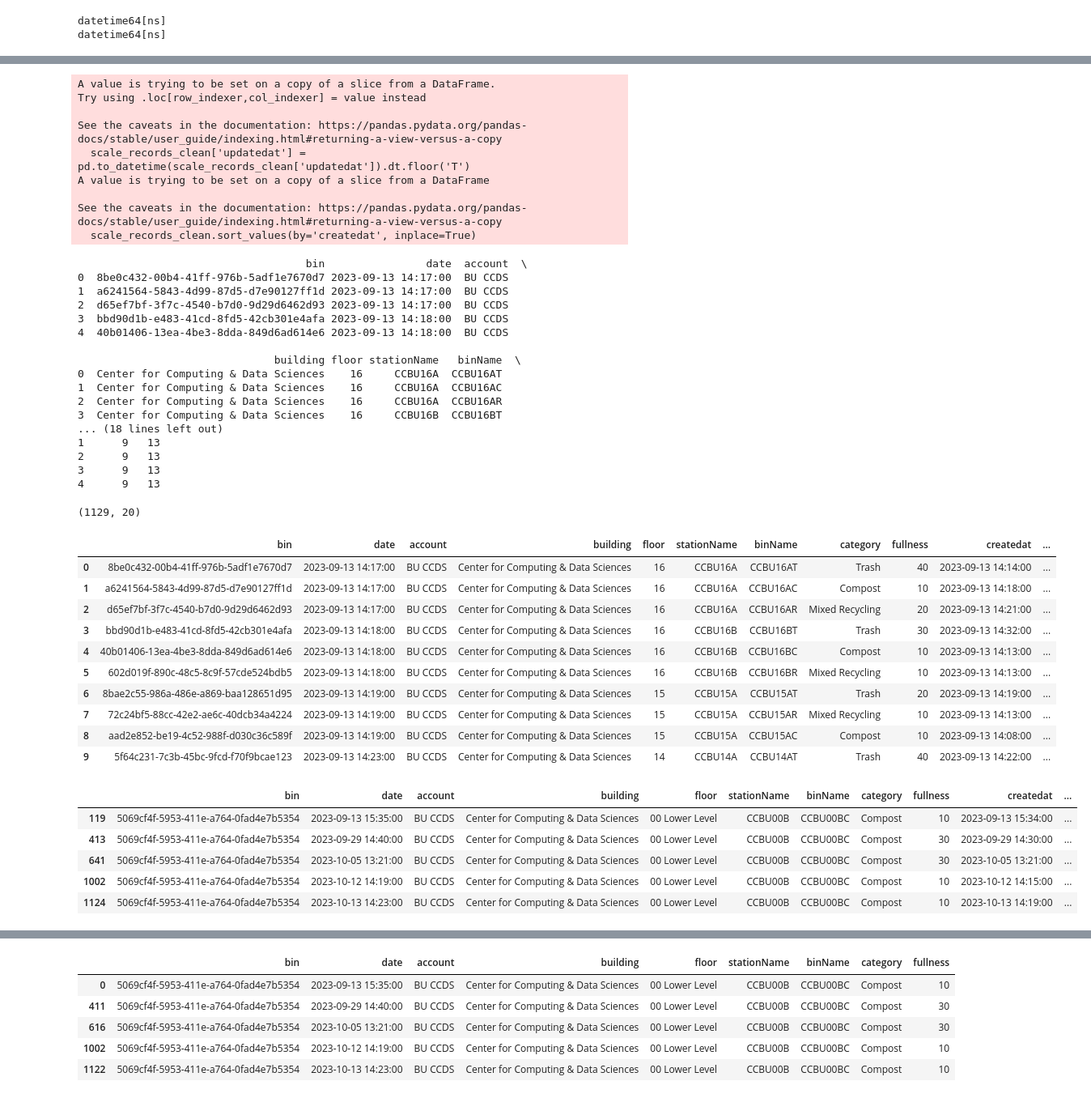
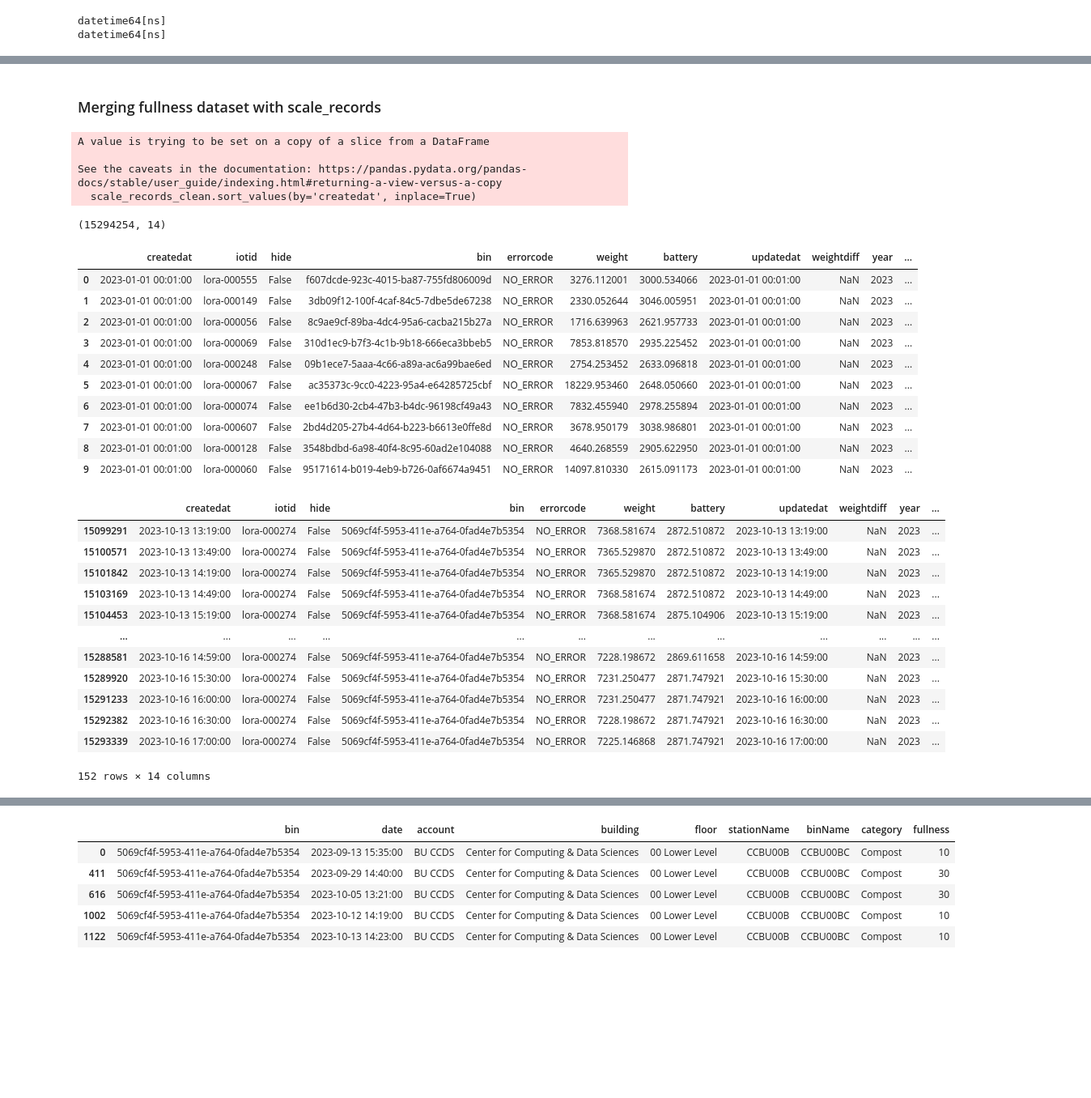
Before and after one commit to BU-Spark/ds-spare-it-scale-calib, a Jupyter notebook: fa23-team/eda.ipynb, the cells around one changed output, grey strips where cells are left out. Shown: that part at 81% size. Cells and saved outputs as stored; diff of their text form; code cells hidden in the pictures; blank space fills up the shorter version.

```diff
--- a/fa23-team/eda.ipynb
+++ b/fa23-team/eda.ipynb
@@ -464,3 +422,5 @@ merged_data_int.shape
+# %% [markdown]
+### Merging fullness dataset with scale_records
 # %%
 # Sort the DataFrames by the date column
 fullness_assessments.sort_values(by='date', inplace=True)
@@ -468,67 +428,53 @@ scale_records_clean.sort_values(by='createdat', inplace=True)
 
 # Perform a nearest merge
 merged_data = pd.merge_asof(
-    fullness_assessments,
     scale_records_clean,
-    left_on='date',
-    right_on='createdat',
+    fullness_assessments[['bin', 'date', 'fullness']],
+    left_on='createdat',
+    right_on='date',
     by='bin',
-    direction='nearest'
+    direction='nearest',
+    tolerance=pd.Timedelta(minutes=15)
 )
 
 # Reset index if needed and inspect the merged data
 merged_data.reset_index(drop=True, inplace=True)
 # %% [output]
-A value is trying to be set on a copy of a slice from a DataFrame.
-Try using .loc[row_indexer,col_indexer] = value instead
-
-See the caveats in the documentation: https://pandas.pydata.org/pandas-docs/stable/user_guide/indexing.html#returning-a-view-versus-a-copy
-  scale_records_clean['updatedat'] = pd.to_datetime(scale_records_clean['updatedat']).dt.floor('T')
 A value is trying to be set on a copy of a slice from a DataFrame
 
 See the caveats in the documentation: https://pandas.pydata.org/pandas-docs/stable/user_guide/indexing.html#returning-a-view-versus-a-copy
   scale_records_clean.sort_values(by='createdat', inplace=True)
-                                    bin                date  account  \
-0  8be0c432-00b4-41ff-976b-5adf1e7670d7 2023-09-13 14:17:00  BU CCDS
-1  a6241564-5843-4d99-87d5-d7e90127ff1d 2023-09-13 14:17:00  BU CCDS
-2  d65ef7bf-3f7c-4540-b7d0-9d29d6462d93 2023-09-13 14:17:00  BU CCDS
-3  bbd90d1b-e483-41cd-8fd5-42cb301e4afa 2023-09-13 14:18:00  BU CCDS
-4  40b01406-13ea-4be3-8dda-849d6ad614e6 2023-09-13 14:18:00  BU CCDS
-
-                               building floor stationName   binName  \
-0  Center for Computing & Data Sciences    16     CCBU16A  CCBU16AT
-1  Center for Computing & Data Sciences    16     CCBU16A  CCBU16AC
-2  Center for Computing & Data Sciences    16     CCBU16A  CCBU16AR
-3  Center for Computing & Data Sciences    16     CCBU16B  CCBU16BT
-... (18 lines left out)
-1      9   13
-2      9   13
-3      9   13
-4      9   13
 # %%
 merged_data.shape
 # %% [output]
-(1129, 20)
+(15294254, 14)
 # %%
 merged_data.head(10)
 # %% [output]
-|  | bin | date | account | building | floor | stationName | binName | category | fullness | createdat | ... |
-| 0 | 8be0c432-00b4-41ff-976b-5adf1e7670d7 | 2023-09-13 14:17:00 | BU CCDS | Center for Computing & Data Sciences | 16 | CCBU16A | CCBU16AT | Trash | 40 | 2023-09-13 14:14:00 | ... |
-| 1 | a6241564-5843-4d99-87d5-d7e90127ff1d | 2023-09-13 14:17:00 | BU CCDS | Center for Computing & Data Sciences | 16 | CCBU16A | CCBU16AC | Compost | 10 | 2023-09-13 14:18:00 | ... |
-| 2 | d65ef7bf-3f7c-4540-b7d0-9d29d6462d93 | 2023-09-13 14:17:00 | BU CCDS | Center for Computing & Data Sciences | 16 | CCBU16A | CCBU16AR | Mixed Recycling | 20 | 2023-09-13 14:21:00 | ... |
-| 3 | bbd90d1b-e483-41cd-8fd5-42cb301e4afa | 2023-09-13 14:18:00 | BU CCDS | Center for Computing & Data Sciences | 16 | CCBU16B | CCBU16BT | Trash | 30 | 2023-09-13 14:32:00 | ... |
-| 4 | 40b01406-13ea-4be3-8dda-849d6ad614e6 | 2023-09-13 14:18:00 | BU CCDS | Center for Computing & Data Sciences | 16 | CCBU16B | CCBU16BC | Compost | 10 | 2023-09-13 14:13:00 | ... |
-| 5 | 602d019f-890c-48c5-8c9f-57cde524bdb5 | 2023-09-13 14:18:00 | BU CCDS | Center for Computing & Data Sciences | 16 | CCBU16B | CCBU16BR | Mixed Recycling | 10 | 2023-09-13 14:13:00 | ... |
-| 6 | 8bae2c55-986a-486e-a869-baa128651d95 | 2023-09-13 14:19:00 | BU CCDS | Center for Computing & Data Sciences | 15 | CCBU15A | CCBU15AT | Trash | 20 | 2023-09-13 14:19:00 | ... |
-| 7 | 72c24bf5-88cc-42e2-ae6c-40dcb34a4224 | 2023-09-13 14:19:00 | BU CCDS | Center for Computing & Data Sciences | 15 | CCBU15A | CCBU15AR | Mixed Recycling | 10 | 2023-09-13 14:13:00 | ... |
-| 8 | aad2e852-be19-4c52-988f-d030c36c589f | 2023-09-13 14:19:00 | BU CCDS | Center for Computing & Data Sciences | 15 | CCBU15A | CCBU15AC | Compost | 10 | 2023-09-13 14:08:00 | ... |
-| 9 | 5f64c231-7c3b-45bc-9fcd-f70f9bcae123 | 2023-09-13 14:23:00 | BU CCDS | Center for Computing & Data Sciences | 14 | CCBU14A | CCBU14AT | Trash | 40 | 2023-09-13 14:22:00 | ... |
+|  | createdat | iotid | hide | bin | errorcode | weight | battery | updatedat | weightdiff | year | ... |
+| 0 | 2023-01-01 00:01:00 | lora-000555 | False | f607dcde-923c-4015-ba87-755fd806009d | NO_ERROR | 3276.112001 | 3000.534066 | 2023-01-01 00:01:00 | NaN | 2023 | ... |
+| 1 | 2023-01-01 00:01:00 | lora-000149 | False | 3db09f12-100f-4caf-84c5-7dbe5de67238 | NO_ERROR | 2330.052644 | 3046.005951 | 2023-01-01 00:01:00 | NaN | 2023 | ... |
+| 2 | 2023-01-01 00:01:00 | lora-000056 | False | 8c9ae9cf-89ba-4dc4-95a6-cacba215b27a | NO_ERROR | 1716.639963 | 2621.957733 | 2023-01-01 00:01:00 | NaN | 2023 | ... |
+| 3 | 2023-01-01 00:01:00 | lora-000069 | False | 310d1ec9-b7f3-4c1b-9b18-666eca3bbeb5 | NO_ERROR | 7853.818570 | 2935.225452 | 2023-01-01 00:01:00 | NaN | 2023 | ... |
+| 4 | 2023-01-01 00:01:00 | lora-000248 | False | 09b1ece7-5aaa-4c66-a89a-ac6a99bae6ed | NO_ERROR | 2754.253452 | 2633.096818 | 2023-01-01 00:01:00 | NaN | 2023 | ... |
+| 5 | 2023-01-01 00:01:00 | lora-000067 | False | ac35373c-9cc0-4223-95a4-e64285725cbf | NO_ERROR | 18229.953460 | 2648.050660 | 2023-01-01 00:01:00 | NaN | 2023 | ... |
+| 6 | 2023-01-01 00:01:00 | lora-000074 | False | ee1b6d30-2cb4-47b3-b4dc-96198cf49a43 | NO_ERROR | 7832.455940 | 2978.255894 | 2023-01-01 00:01:00 | NaN | 2023 | ... |
+| 7 | 2023-01-01 00:01:00 | lora-000607 | False | 2bd4d205-27b4-4d64-b223-b6613e0ffe8d | NO_ERROR | 3678.950179 | 3038.986801 | 2023-01-01 00:01:00 | NaN | 2023 | ... |
+| 8 | 2023-01-01 00:01:00 | lora-000128 | False | 3548bdbd-6a98-40f4-8c95-60ad2e104088 | NO_ERROR | 4640.268559 | 2905.622950 | 2023-01-01 00:01:00 | NaN | 2023 | ... |
+| 9 | 2023-01-01 00:01:00 | lora-000060 | False | 95171614-b019-4eb9-b726-0af6674a9451 | NO_ERROR | 14097.810330 | 2615.091173 | 2023-01-01 00:01:00 | NaN | 2023 | ... |
 # %%
-merged_data[merged_data['bin']=='5069cf4f-5953-411e-a764-0fad4e7b5354']
+merged_data[merged_data['bin']=='5069cf4f-5953-411e-a764-0fad4e7b5354'].tail(152)
 # %% [output]
-|  | bin | date | account | building | floor | stationName | binName | category | fullness | createdat | ... |
-| 119 | 5069cf4f-5953-411e-a764-0fad4e7b5354 | 2023-09-13 15:35:00 | BU CCDS | Center for Computing & Data Sciences | 00 Lower Level | CCBU00B | CCBU00BC | Compost | 10 | 2023-09-13 15:34:00 | ... |
-| 413 | 5069cf4f-5953-411e-a764-0fad4e7b5354 | 2023-09-29 14:40:00 | BU CCDS | Center for Computing & Data Sciences | 00 Lower Level | CCBU00B | CCBU00BC | Compost | 30 | 2023-09-29 14:30:00 | ... |
-| 641 | 5069cf4f-5953-411e-a764-0fad4e7b5354 | 2023-10-05 13:21:00 | BU CCDS | Center for Computing & Data Sciences | 00 Lower Level | CCBU00B | CCBU00BC | Compost | 30 | 2023-10-05 13:21:00 | ... |
-| 1002 | 5069cf4f-5953-411e-a764-0fad4e7b5354 | 2023-10-12 14:19:00 | BU CCDS | Center for Computing & Data Sciences | 00 Lower Level | CCBU00B | CCBU00BC | Compost | 10 | 2023-10-12 14:15:00 | ... |
-| 1124 | 5069cf4f-5953-411e-a764-0fad4e7b5354 | 2023-10-13 14:23:00 | BU CCDS | Center for Computing & Data Sciences | 00 Lower Level | CCBU00B | CCBU00BC | Compost | 10 | 2023-10-13 14:19:00 | ... |
+|  | createdat | iotid | hide | bin | errorcode | weight | battery | updatedat | weightdiff | year | ... |
+| 15099291 | 2023-10-13 13:19:00 | lora-000274 | False | 5069cf4f-5953-411e-a764-0fad4e7b5354 | NO_ERROR | 7368.581674 | 2872.510872 | 2023-10-13 13:19:00 | NaN | 2023 | ... |
+| 15100571 | 2023-10-13 13:49:00 | lora-000274 | False | 5069cf4f-5953-411e-a764-0fad4e7b5354 | NO_ERROR | 7365.529870 | 2872.510872 | 2023-10-13 13:49:00 | NaN | 2023 | ... |
+| 15101842 | 2023-10-13 14:19:00 | lora-000274 | False | 5069cf4f-5953-411e-a764-0fad4e7b5354 | NO_ERROR | 7365.529870 | 2872.510872 | 2023-10-13 14:19:00 | NaN | 2023 | ... |
+| 15103169 | 2023-10-13 14:49:00 | lora-000274 | False | 5069cf4f-5953-411e-a764-0fad4e7b5354 | NO_ERROR | 7368.581674 | 2872.510872 | 2023-10-13 14:49:00 | NaN | 2023 | ... |
+| 15104453 | 2023-10-13 15:19:00 | lora-000274 | False | 5069cf4f-5953-411e-a764-0fad4e7b5354 | NO_ERROR | 7368.581674 | 2875.104906 | 2023-10-13 15:19:00 | NaN | 2023 | ... |
+| ... | ... | ... | ... | ... | ... | ... | ... | ... | ... | ... | ... |
+| 15288581 | 2023-10-16 14:59:00 | lora-000274 | False | 5069cf4f-5953-411e-a764-0fad4e7b5354 | NO_ERROR | 7228.198672 | 2869.611658 | 2023-10-16 14:59:00 | NaN | 2023 | ... |
+| 15289920 | 2023-10-16 15:30:00 | lora-000274 | False | 5069cf4f-5953-411e-a764-0fad4e7b5354 | NO_ERROR | 7231.250477 | 2871.747921 | 2023-10-16 15:30:00 | NaN | 2023 | ... |
+| 15291233 | 2023-10-16 16:00:00 | lora-000274 | False | 5069cf4f-5953-411e-a764-0fad4e7b5354 | NO_ERROR | 7231.250477 | 2871.747921 | 2023-10-16 16:00:00 | NaN | 2023 | ... |
+| 15292382 | 2023-10-16 16:30:00 | lora-000274 | False | 5069cf4f-5953-411e-a764-0fad4e7b5354 | NO_ERROR | 7228.198672 | 2871.747921 | 2023-10-16 16:30:00 | NaN | 2023 | ... |
+| 15293339 | 2023-10-16 17:00:00 | lora-000274 | False | 5069cf4f-5953-411e-a764-0fad4e7b5354 | NO_ERROR | 7225.146868 | 2871.747921 | 2023-10-16 17:00:00 | NaN | 2023 | ... |
+152 rows × 14 columns
```
Also changed, not shown: parts of 28 cells of this notebook.
